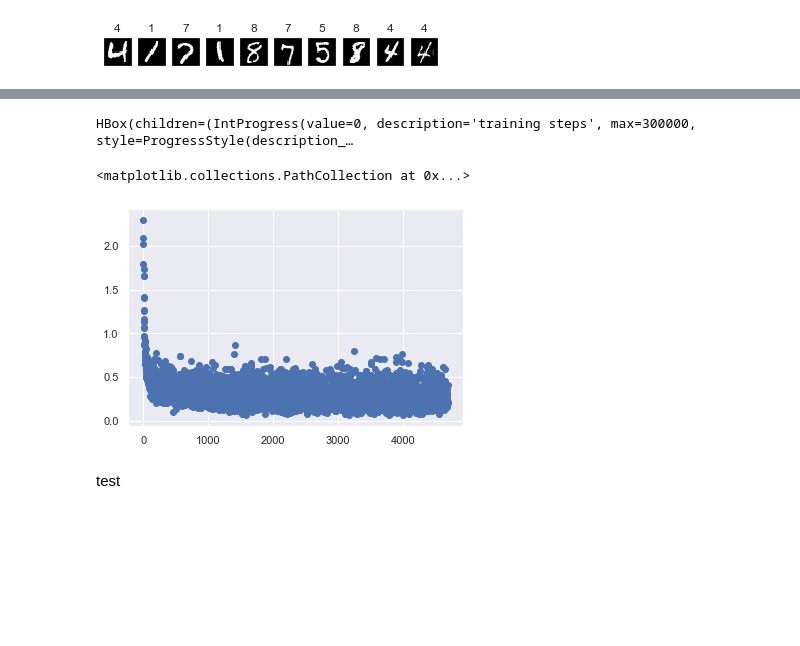
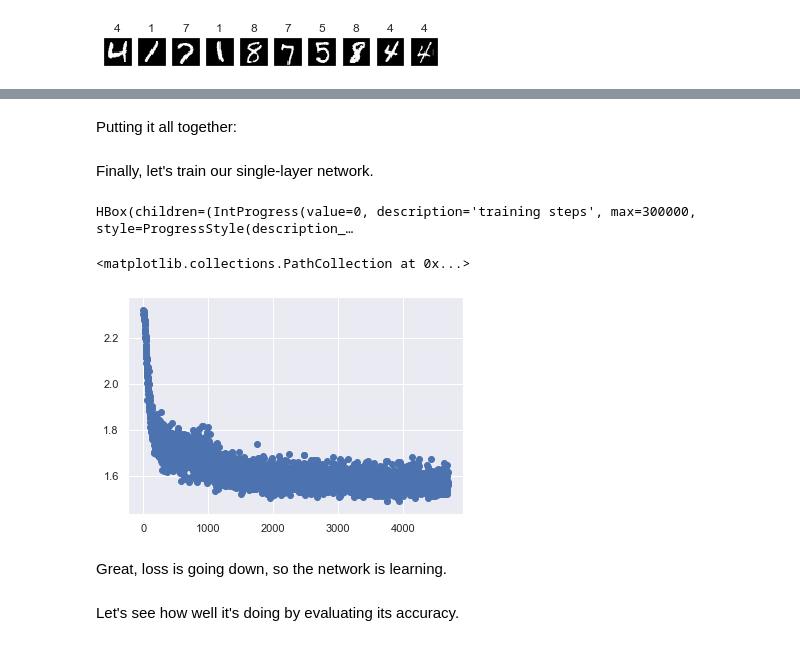
Before and after one commit to mschrimpf/pytorch_tutorial, a Jupyter notebook: tutorial.ipynb, the cells around one changed output, grey strips where cells are left out. Drawn from its saved outputs; the diff is of its cells as text; code cells hidden in the pictures; blank space fills up the shorter version.

Commit message:
add weight & feature visualization; add explanations

```diff
--- a/tutorial.ipynb
+++ b/tutorial.ipynb
@@ -54,0 +92,5 @@ train
+# %%
+def train(model, learning_rate=0.01, momentum=0.5):  # building up the train function
+    loss = torch.nn.CrossEntropyLoss()
+    optimizer = torch.optim.SGD(model.parameters(), lr=learning_rate, momentum=momentum)
+    # ...
@@ -54,0 +99,6 @@ train
+# %%
+def train(num_epochs):
+    # ...
+    for epoch in range(num_epochs):
+        for batch_inputs, batch_targets in data_loader:
+            pass  # ...
@@ -55,10 +113,22 @@ train
+# %%
+def train():
+    # ...
+    # ...
+    optimizer.zero_grad()  # 1
+    predictions = model(batch_inputs)  # 2
+    batch_loss = loss(predictions, batch_targets)  # 3
+    batch_loss.backward()  # 4
+    optimizer.step()  # 5
+# %% [markdown]
+Putting it all together:
 # %%
 def train(model, data_loader, num_epochs=5, learning_rate=0.01, momentum=0.5, device='cpu'):
     model.train()  # set model into training mode: notify e.g. dropout/batchnorm layers
     # The loss is a differentiable scalar telling us how far off we are.
-    # This function will also backward-compute the contribution of all parameters to the output (i.e. the gradients)
-    loss = F.nll_loss
+    # This function will also backward-compute the derivate of each weight w.r.t. the loss (i.e. the gradients)
+    loss = torch.nn.CrossEntropyLoss()
     # The optimizer uses the computed gradients to update the weights
+    # see e.g. https://discuss.pytorch.org/t/what-does-the-backward-function-do/9944/2 for more details
     optimizer = torch.optim.SGD(model.parameters(), lr=learning_rate, momentum=momentum)
     losses = []
     step_progressbar = tqdm(total=num_epochs * len(data_loader.dataset), desc='training steps')
@@ -74,17 +144,21 @@ def train(model, data_loader, num_epochs=5, learning_rate=0.01, momentum=0.5, de
             step_progressbar.set_postfix(loss=batch_loss.item(), epoch=epoch)
             losses.append(batch_loss.item())
     return losses
+# %% [markdown]
+Finally, let's train our single-layer network.
 # %%
-naive_net = SingleLayerNet()
+naive_net = SingleLayer()
 naive_net = naive_net.to(device)
 losses = train(naive_net, train_loader, device=device)
 pyplot.scatter(x=list(range(len(losses))), y=losses)
 # %% [output]
 HBox(children=(IntProgress(value=0, description='training steps', max=300000, style=ProgressStyle(description_…
 <matplotlib.collections.PathCollection at 0x...>
-[figure, old version]
+[figure, new version]
-# %% [markdown]
-test
+# %% [markdown]
+Great, loss is going down, so the network is learning.
+# %% [markdown]
+Let's see how well it's doing by evaluating its accuracy.
 # %%
 def test(model, data, device='cpu'):
     model.eval()
```
Also changed, not shown: parts of 37 cells of this notebook, 8 other files.
